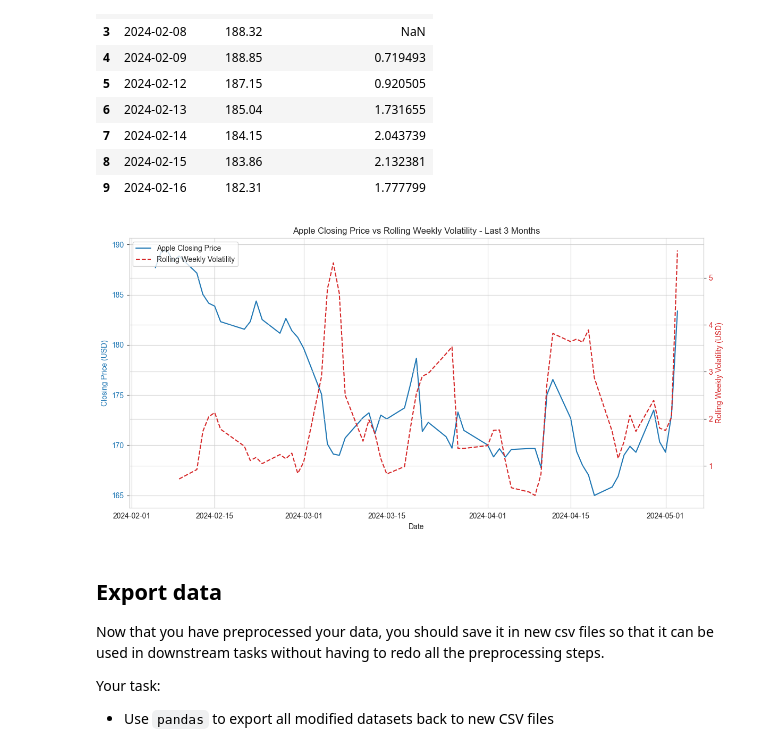
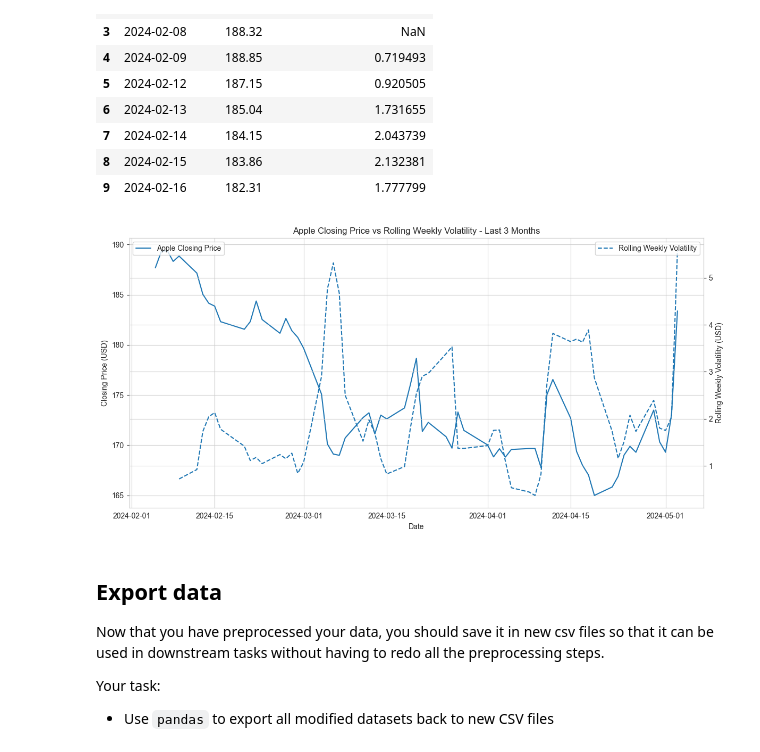
Before and after one commit to calinnedelcu/data-transformation-trading-models, a Jupyter notebook: Preparing-for-data-analysis-project-student.ipynb, the cells around one changed output. Cells and saved outputs as stored; diff of their text form; code cells hidden in the pictures.

```diff
--- a/Preparing-for-data-analysis-project-student.ipynb
+++ b/Preparing-for-data-analysis-project-student.ipynb
@@ -235,13 +183,14 @@ print(microsoft.head())
 # %%
 # Use pandas's to_datetime() to convert any columns that are in a datetime format
-def standardize_date_column(df):
-    """Rename any DATE/date column to 'Date' and cast it to datetime in place."""
-    for candidate in ("DATE", "date"):
-        if candidate in df.columns:
-            df.rename(columns={candidate: "Date"}, inplace=True)
-            break
-    df["Date"] = pd.to_datetime(df["Date"])
+apple["Date"] = pd.to_datetime(apple["Date"])
+microsoft["Date"] = pd.to_datetime(microsoft["Date"])
 
-for df in (apple, microsoft, gdp, inflation, cpi):
-    standardize_date_column(df)
+gdp = gdp.rename(columns={"DATE": "Date"})
+gdp["Date"] = pd.to_datetime(gdp["Date"])
+
+inflation = inflation.rename(columns={"DATE": "Date"})
+inflation["Date"] = pd.to_datetime(inflation["Date"])
+
+cpi = cpi.rename(columns={"DATE": "Date"})
+cpi["Date"] = pd.to_datetime(cpi["Date"])
 # %%
@@ -592,32 +472,25 @@ apple_last_3_months[["Date", "Close/Last", "Rolling_Weekly_Volatility"]].head(10
 # %%
 # Plot the calculated rolling weekly volatility of Apple's closing price against Apple's closing price
 # Plot these on the same chart, but using different y-axes
 fig, ax1 = plt.subplots(figsize=(12, 6))
 
-color_price = "tab:blue"
 ax1.plot(apple_last_3_months["Date"], apple_last_3_months["Close/Last"],
-         color=color_price, label="Apple Closing Price")
+         label="Apple Closing Price")
 ax1.set_xlabel("Date")
-ax1.set_ylabel("Closing Price (USD)", color=color_price)
-ax1.tick_params(axis="y", labelcolor=color_price)
+ax1.set_ylabel("Closing Price (USD)")
+ax1.legend(loc="upper left")
 
 ax2 = ax1.twinx()
-color_vol = "tab:red"
 ax2.plot(apple_last_3_months["Date"], apple_last_3_months["Rolling_Weekly_Volatility"],
-         color=color_vol, linestyle="--", label="Rolling Weekly Volatility")
-ax2.set_ylabel("Rolling Weekly Volatility (USD)", color=color_vol)
-ax2.tick_params(axis="y", labelcolor=color_vol)
+         linestyle="--", label="Rolling Weekly Volatility")
+ax2.set_ylabel("Rolling Weekly Volatility (USD)")
+ax2.legend(loc="upper right")
 
 plt.title("Apple Closing Price vs Rolling Weekly Volatility - Last 3 Months")
-
-lines_1, labels_1 = ax1.get_legend_handles_labels()
-lines_2, labels_2 = ax2.get_legend_handles_labels()
-ax1.legend(lines_1 + lines_2, labels_1 + labels_2, loc="upper left")
-
-fig.tight_layout()
+plt.tight_layout()
 plt.show()
 # %% [output]
-[figure, old version]
+[figure, new version]
 # %% [markdown]
 ## Export data
 
```
Also changed, not shown: parts of 18 cells of this notebook, 2 other files.
